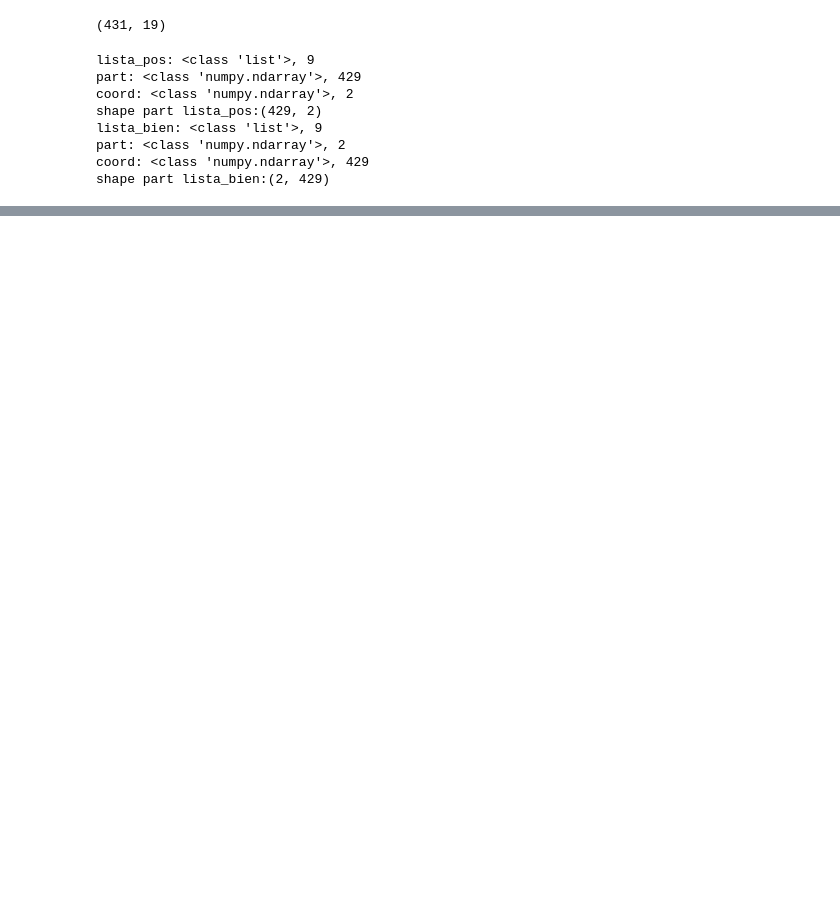
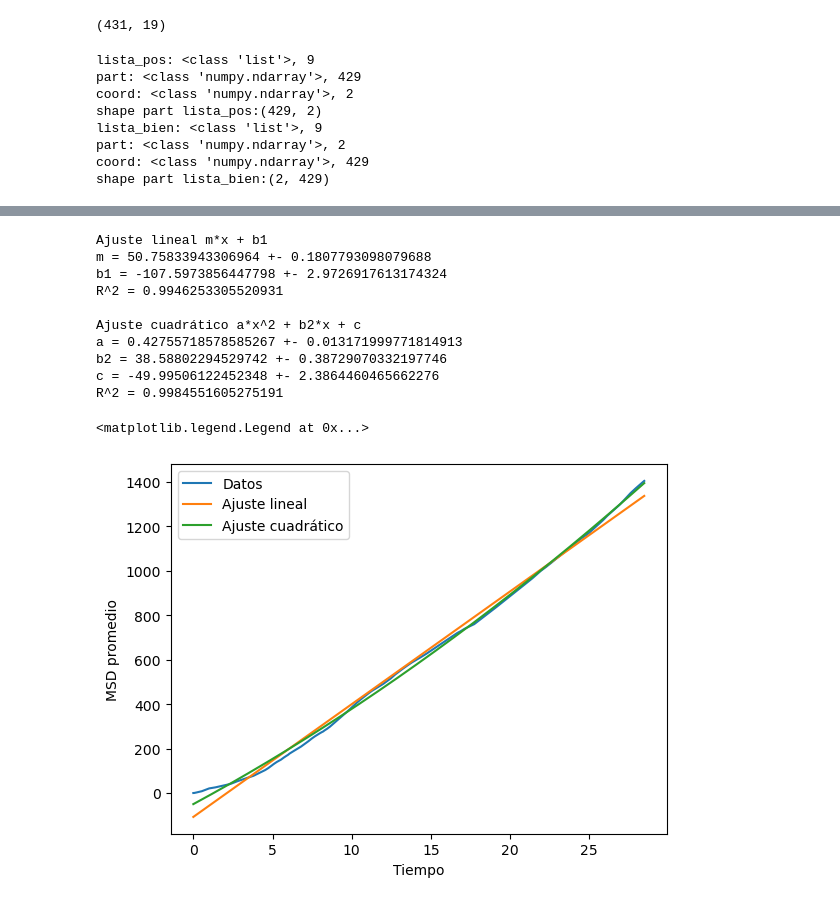
Before and after one commit to gardianc/Pinzas--pticas, a Jupyter notebook: browniano.ipynb, the cells around one changed output, grey strips where cells are left out. Cells and saved outputs as stored; diff of their text form; code cells hidden in the pictures; blank space fills up the shorter version.

```diff
--- a/browniano.ipynb
+++ b/browniano.ipynb
@@ -82,0 +95,68 @@ ax.legend()
+# %%
+MSD_promedio = []
+for n in range(len(lista_MSD[0])-1): # como hay un frame menos en la partícula 8 promedio hasta ese
+    val = 0
+    for disp in lista_MSD:
+        val += disp[n]
+    MSD_promedio.append(val/len(lista_MSD))
+
+
+# esto para cuando las mediciones son todas de igual longitud:
+
+# val = 0
+# for disp in lista_MSD:
+#         val += disp[-1]
+# MSD_promedio.append(val/len(lista_MSD))
+
+# Ajuste lineal
+popt_lin, pcov_lin = curve_fit(lineal, t[:len(MSD_promedio)], MSD_promedio, p0=[50, 0])
+m, b1 = popt_lin
+perr_lin = np.sqrt(np.diag(pcov_lin))
+err_m, err_b1 = perr_lin
+
+# R^2 lineal:
+res_lin = MSD_promedio- lineal(t[:len(MSD_promedio)], *popt_lin)
+ss_res_lin = np.sum(res_lin**2)
+ss_tot_lin = np.sum((MSD_promedio-np.mean(MSD_promedio))**2)
+r_cuadrado_lin = 1 - (ss_res_lin / ss_tot_lin)
+
+print(f'Ajuste lineal m*x + b1\nm = {m} +- {err_m}\nb1 = {b1} +- {err_b1}\nR^2 = {r_cuadrado_lin}\n')
+
+# Ajuste cuadrático
+popt_cuad, pcov_cuad = curve_fit(cuadratica, t[:len(MSD_promedio)], MSD_promedio, p0=[0, 50, 0])
+a, b2, c = popt_cuad
+perr_cuad = np.sqrt(np.diag(pcov_cuad))
+err_a, err_b2, err_c = perr_cuad
+
+# R^2 cuadrático:
+res_cuad = MSD_promedio- cuadratica(t[:len(MSD_promedio)], *popt_cuad)
+ss_res_cuad = np.sum(res_cuad**2)
+ss_tot_cuad = np.sum((MSD_promedio-np.mean(MSD_promedio))**2)
+r_cuadrado_cuad = 1 - (ss_res_cuad / ss_tot_cuad)
+
+print(f'Ajuste cuadrático a*x^2 + b2*x + c\na = {a} +- {err_a}\nb2 = {b2} +- {err_b2}\nc = {c} +- {err_c}\nR^2 = {r_cuadrado_cuad}')
+
+x = np.linspace(t[0], t[:len(MSD_promedio)][-1], 1000)
+y_fit_lin = lineal(x, m, b1)
+y_fit_cuad = cuadratica(x, a, b2, c)
+
+fig, ax = plt.subplots()
+ax.plot(t[:len(MSD_promedio)], MSD_promedio, label='Datos')
+ax.plot(x, y_fit_lin, label='Ajuste lineal')
+ax.plot(x, y_fit_cuad, label='Ajuste cuadrático')
+ax.set_xlabel('Tiempo')
+ax.set_ylabel('MSD promedio')
+ax.legend()
+# %% [output]
+Ajuste lineal m*x + b1
+m = 50.75833943306964 +- 0.1807793098079688
+b1 = -107.5973856447798 +- 2.9726917613174324
+R^2 = 0.9946253305520931
+
+Ajuste cuadrático a*x^2 + b2*x + c
+a = 0.42755718578585267 +- 0.013171999771814913
+b2 = 38.58802294529742 +- 0.38729070332197746
+c = -49.99506122452348 +- 2.3864460465662276
+R^2 = 0.9984551605275191
+<matplotlib.legend.Legend at 0x...>
+[figure, added]
```
Also changed, not shown: parts of 6 cells of this notebook.
